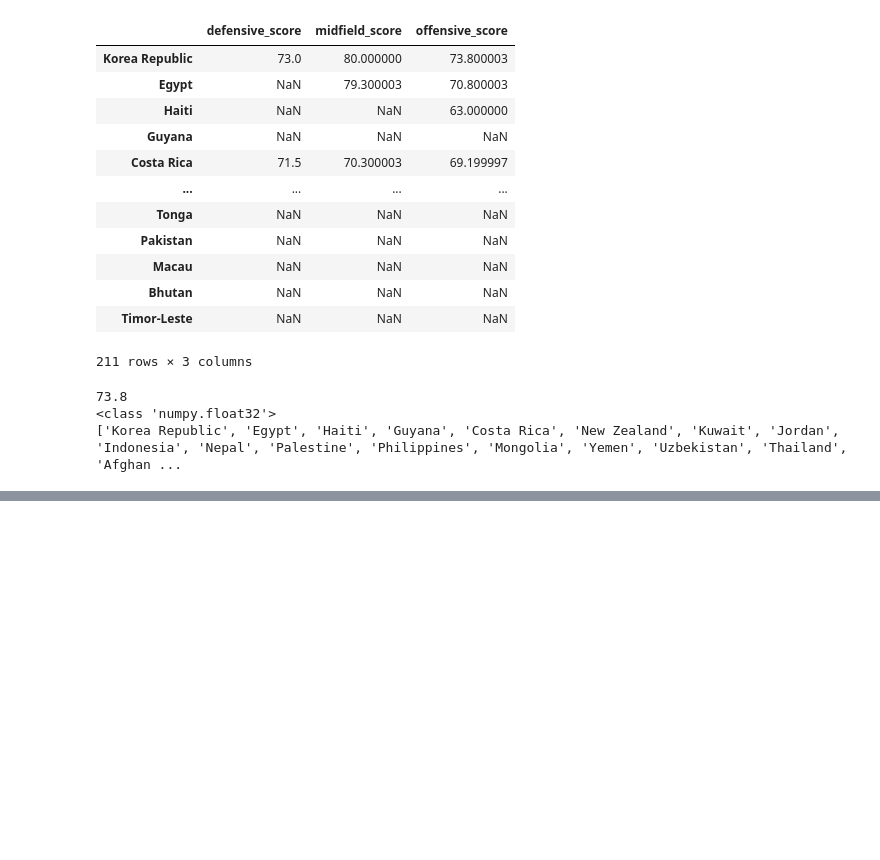
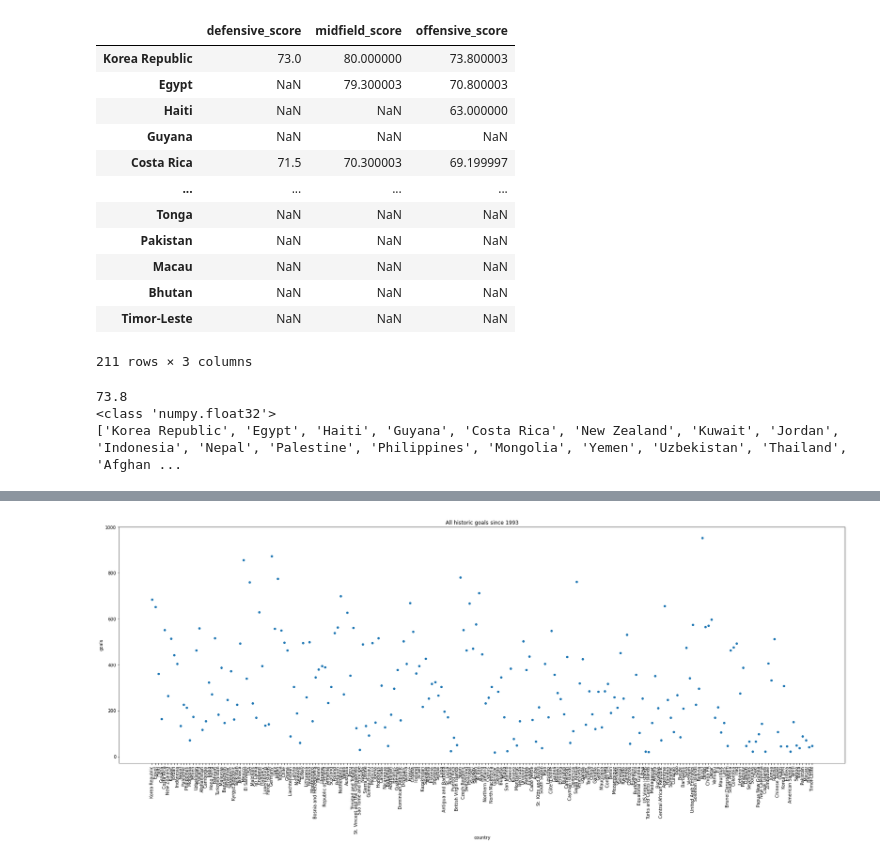
Before and after one commit to TheNaFeR02/FIFA-WorldCup2022-Predictions, a Jupyter notebook: FIFA_WorldCup2022_Predictions.ipynb, the cells around one changed output, grey strips where cells are left out. Drawn from its saved outputs; the diff is of its cells as text; code cells hidden in the pictures; blank space fills up the shorter version.

Commit message:
Goals and offensive score relation

```diff
--- a/FIFA_WorldCup2022_Predictions.ipynb
+++ b/FIFA_WorldCup2022_Predictions.ipynb
@@ -153,0 +163,5 @@ best_off_country
+# %%
+goals_columns = df.drop(columns=df.columns[3:9])
+goals_columns = goals_columns.drop(columns=goals_columns.columns[5::])
+goals_columns = goals_columns.drop(columns=goals_columns.columns[0])
+goals_columns
@@ -153,0 +182,13 @@ best_off_country
+# %%
+#->initialize the countries in the dictionary
+countries_total_goals = {}
+for index, row in goals_columns.iterrows():
+  country = row['home_team']
+  if country not in countries_total_goals:
+    countries_total_goals[country] = 0
+
+    country = row['away_team']
+  if country not in countries_total_goals:
+    countries_total_goals[country] = 0
+
+countries_total_goals
@@ -153,0 +213,12 @@ best_off_country
+# %%
+#Add the goals inside the dict
+for index, row in goals_columns.iterrows():
+  country = row['home_team']
+  if country in countries_total_goals:
+    countries_total_goals[country] += row['home_team_score']
+
+    country = row['away_team']
+  if country in countries_total_goals:
+    countries_total_goals[country] += row['away_team_score']
+
+countries_total_goals
@@ -153,0 +243,5 @@ best_off_country
+# %%
+goals_per_country = pd.DataFrame()
+goals_per_country = goals_per_country.from_dict(data=countries_total_goals,orient='index',columns=['goals'])
+goals_per_country = goals_per_country.rename_axis("country").reset_index()
+goals_per_country
@@ -153,0 +262,7 @@ best_off_country
+# %%
+fig = plt.figure(figsize=(30, 10))
+sns.scatterplot(data=goals_per_country,x='country',y='goals')
+plt.xticks(rotation=90);
+plt.title('All historic goals since 1993');
+# %% [output]
+[figure, added]
```
Also changed, not shown: parts of 31 cells of this notebook.
